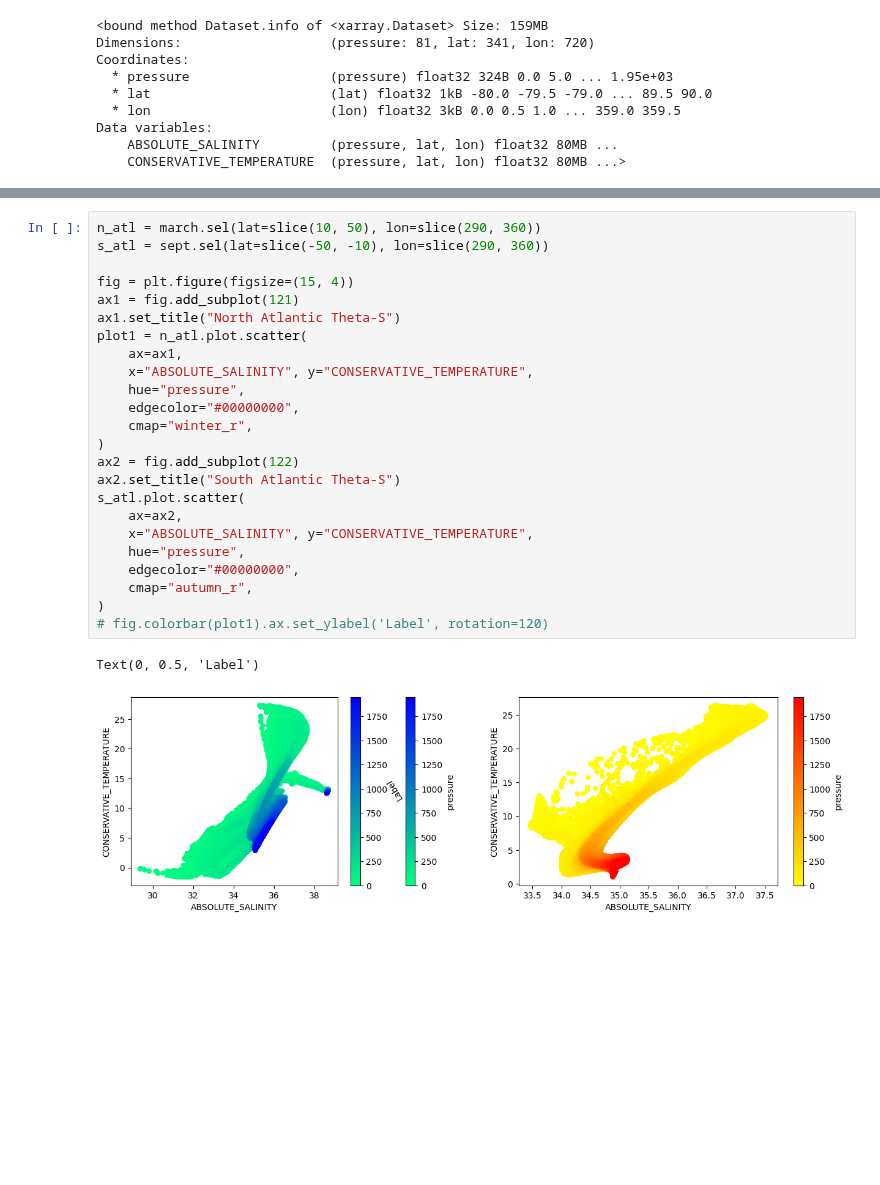
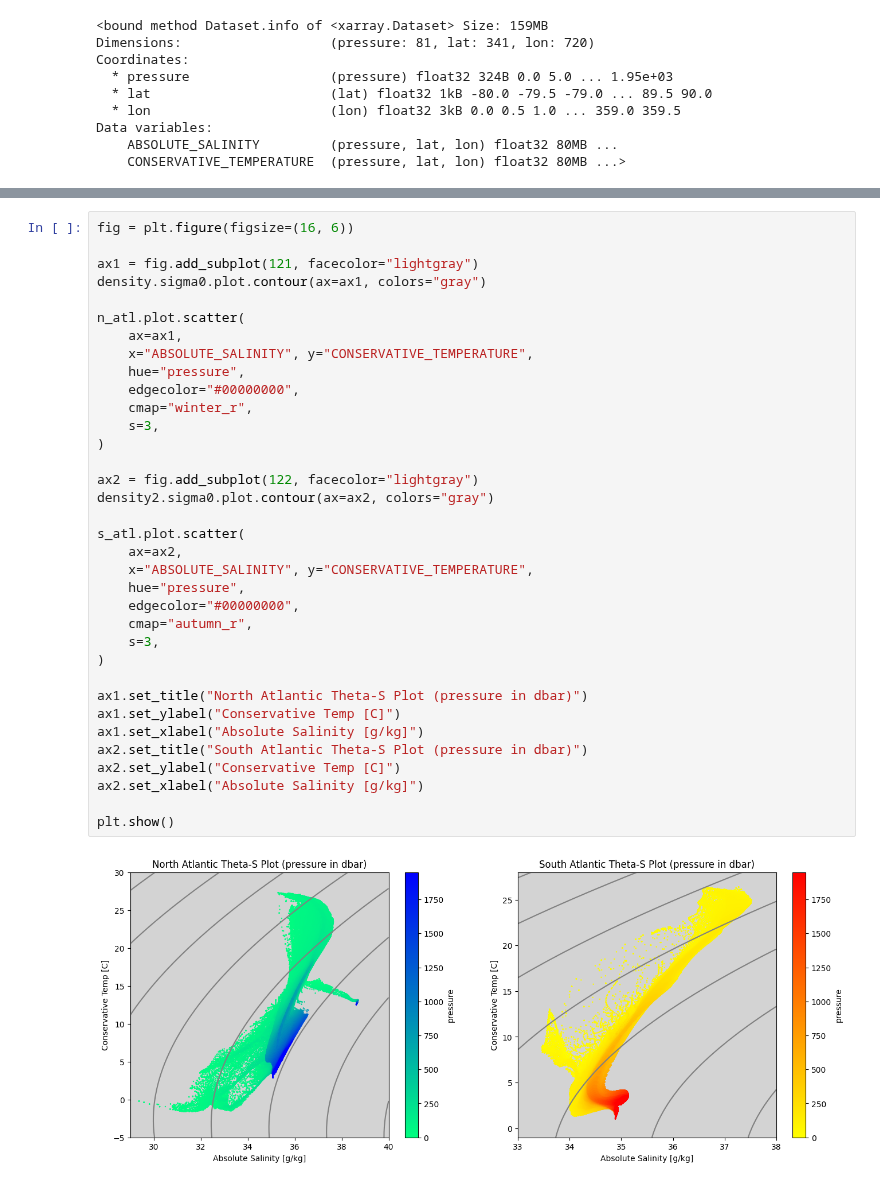
Before and after one commit to JRethemeier/Thermohaline-Circulation, a Jupyter notebook: Assignment5/Assignment5.ipynb, the cells around one changed output, grey strips where cells are left out. Cells and saved outputs as stored; diff of their text form; blank space fills up the shorter version.

```diff
--- a/Assignment5/Assignment5.ipynb
+++ b/Assignment5/Assignment5.ipynb
@@ -72,28 +109,38 @@ South Atlantic: 10deg S to 50deg S by 70deg W to 0deg E
 # %%
-n_atl = march.sel(lat=slice(10, 50), lon=slice(290, 360))
-s_atl = sept.sel(lat=slice(-50, -10), lon=slice(290, 360))
+fig = plt.figure(figsize=(16, 6))
 
-fig = plt.figure(figsize=(15, 4))
-ax1 = fig.add_subplot(121)
-ax1.set_title("North Atlantic Theta-S")
-plot1 = n_atl.plot.scatter(
+ax1 = fig.add_subplot(121, facecolor="lightgray")
+density.sigma0.plot.contour(ax=ax1, colors="gray")
+
+n_atl.plot.scatter(
     ax=ax1,
     x="ABSOLUTE_SALINITY", y="CONSERVATIVE_TEMPERATURE",
     hue="pressure",
     edgecolor="#00000000",
     cmap="winter_r",
+    s=3,
 )
-ax2 = fig.add_subplot(122)
-ax2.set_title("South Atlantic Theta-S")
+
+ax2 = fig.add_subplot(122, facecolor="lightgray")
+density2.sigma0.plot.contour(ax=ax2, colors="gray")
+
 s_atl.plot.scatter(
     ax=ax2,
     x="ABSOLUTE_SALINITY", y="CONSERVATIVE_TEMPERATURE",
     hue="pressure",
     edgecolor="#00000000",
     cmap="autumn_r",
+    s=3,
 )
-# fig.colorbar(plot1).ax.set_ylabel('Label', rotation=120)
+
+ax1.set_title("North Atlantic Theta-S Plot (pressure in dbar)")
+ax1.set_ylabel("Conservative Temp [C]")
+ax1.set_xlabel("Absolute Salinity [g/kg]")
+ax2.set_title("South Atlantic Theta-S Plot (pressure in dbar)")
+ax2.set_ylabel("Conservative Temp [C]")
+ax2.set_xlabel("Absolute Salinity [g/kg]")
+
+plt.show()
 # %% [output]
-Text(0, 0.5, 'Label')
-[figure, old version]
+[figure, new version]
 # %%
```
Also changed, not shown: parts of 3 cells of this notebook.
